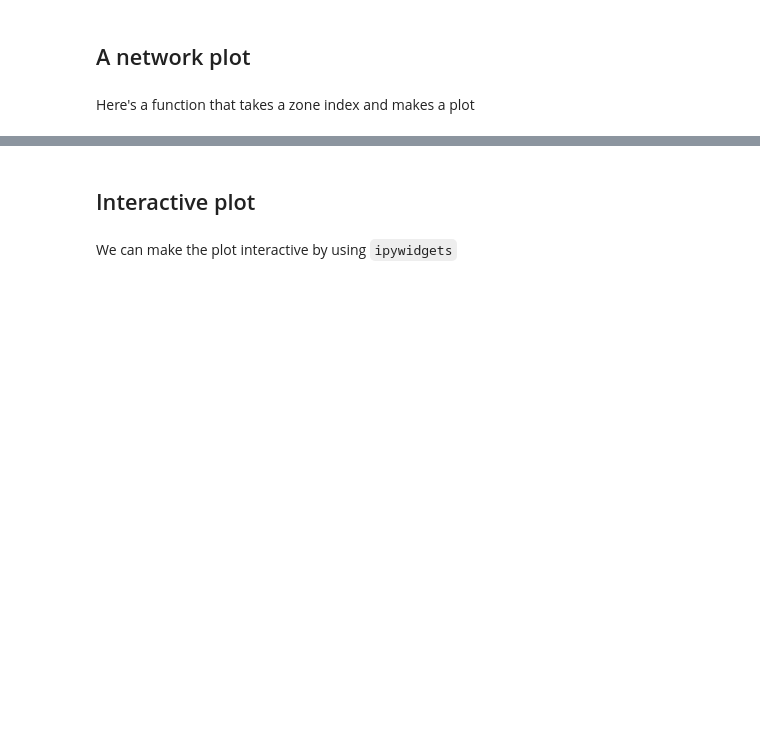
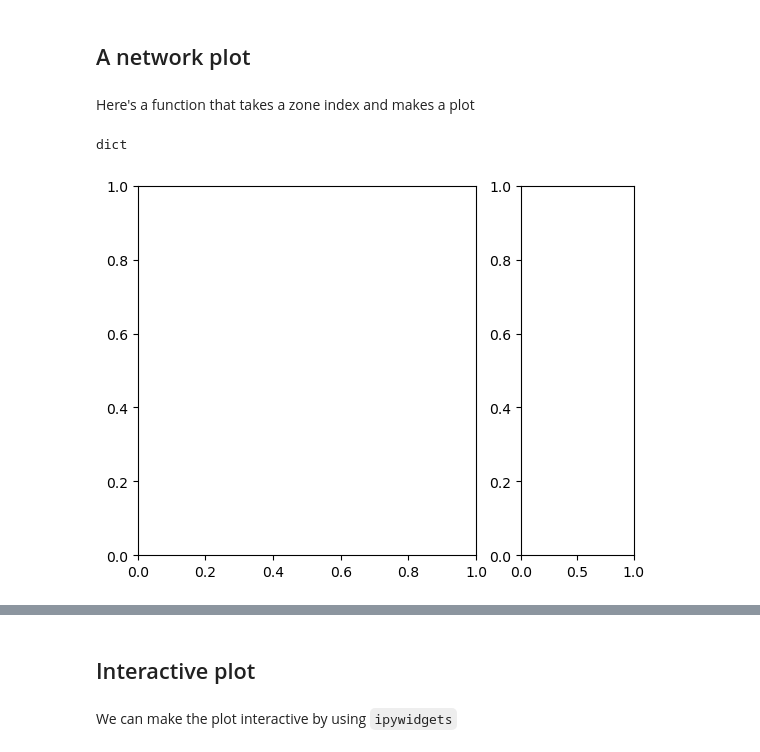
Before and after one commit to zingale/mesa-labs, a Jupyter notebook: mesa-net-vis-newinterface.ipynb, the cells around one changed output, grey strips where cells are left out. Cells and saved outputs as stored; diff of their text form; code cells hidden in the pictures; blank space fills up the shorter version.

```diff
--- a/mesa-net-vis-newinterface.ipynb
+++ b/mesa-net-vis-newinterface.ipynb
@@ -101,3 +101,7 @@ i_cutoff = min(i for i in range(len(mesa_zones)) if mesa_zones[i][0] * mesa_zone
 ## A network plot
 # %% [markdown]
 Here's a function that takes a zone index and makes a plot
+# %%
+type(mesa_zones)
+# %% [output]
+dict
@@ -104,2 +113,10 @@ Here's a function that takes a zone index and makes a plot
+# %%
+from matplotlib.gridspec import GridSpec
+gs = GridSpec(1, 2, width_ratios=[3, 1])
+fig = plt.figure()
+ax_net = fig.add_subplot(gs[0])
+ax_dens = fig.add_subplot(gs[1])
+# %% [output]
+[figure, added]
 # %%
 def _make_plot(i_zone, curved_edges=False, legend=False):
```
Also changed, not shown: parts of 4 cells of this notebook, 1 other file.
